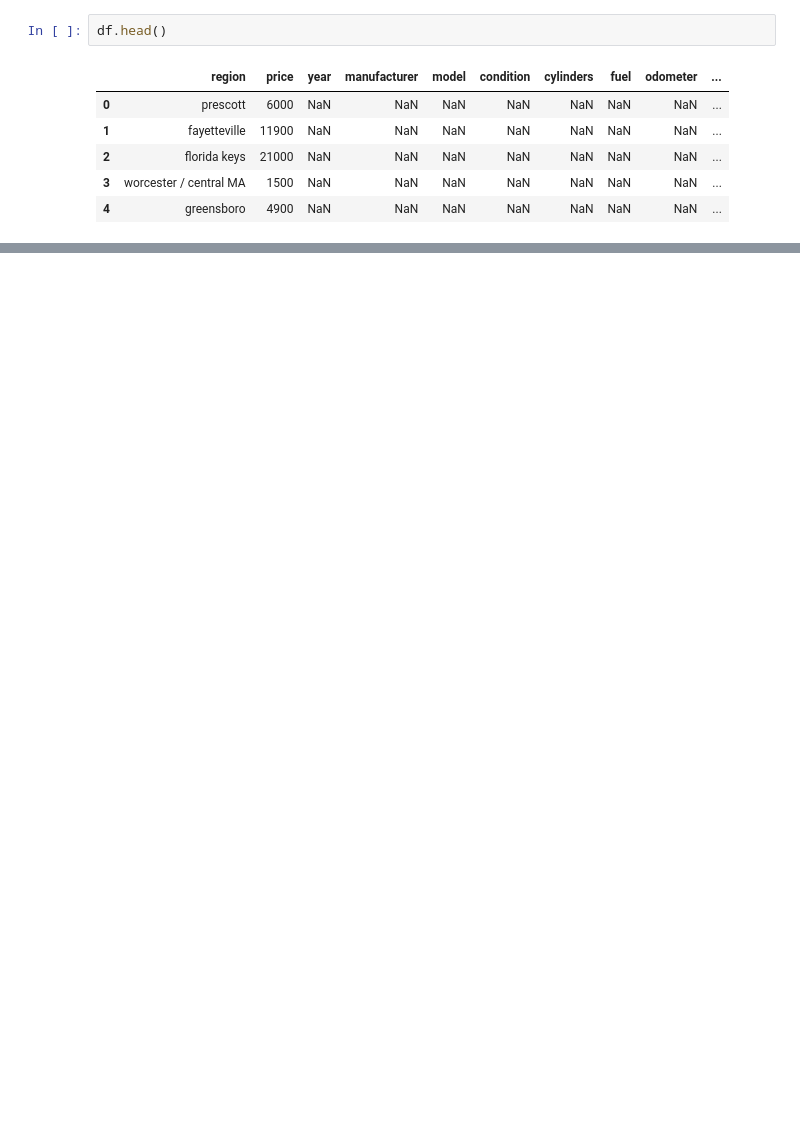
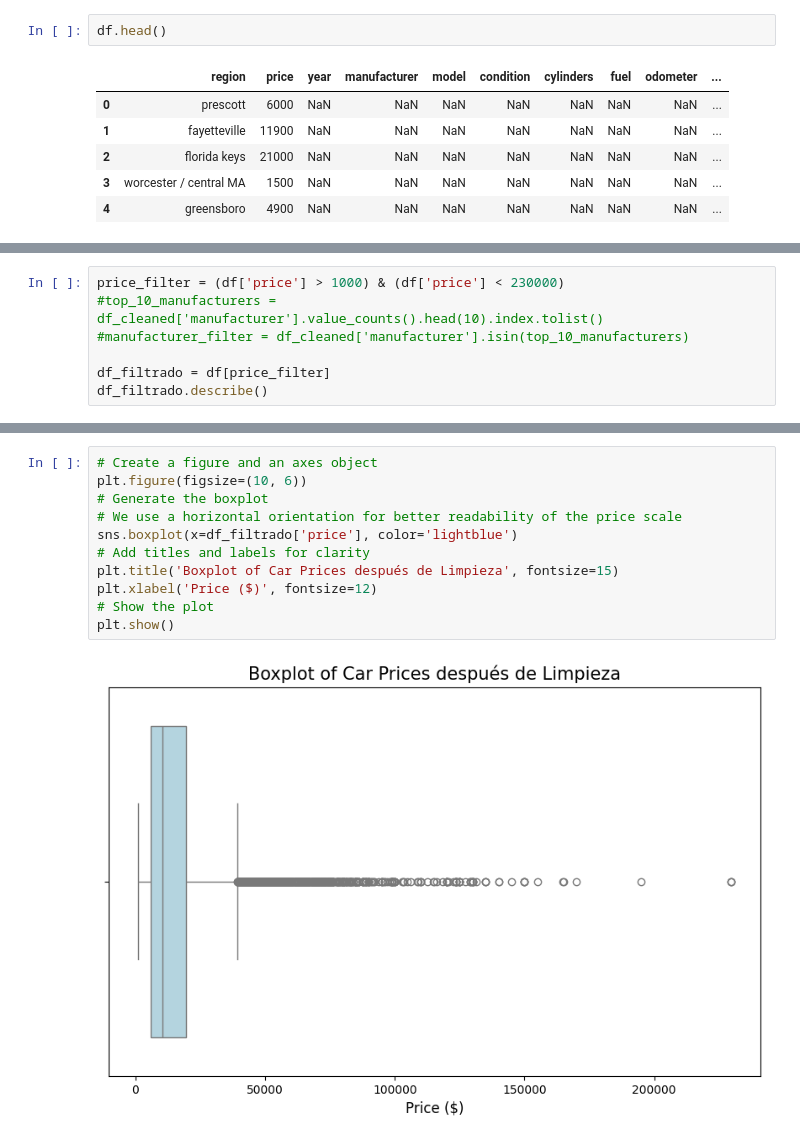
Before and after one commit to jayc888/Prueba_carros_usados_dataset_local, a Jupyter notebook: src/explore.ipynb, the cells around one changed output, grey strips where cells are left out. Drawn from its saved outputs; the diff is of its cells as text; blank space fills up the shorter version.

```diff
--- a/src/explore.ipynb
+++ b/src/explore.ipynb
@@ -383,0 +251,7 @@ Passing `palette` without assigning `hue` is deprecated and will be removed in v
+# %%
+price_filter = (df['price'] > 1000) & (df['price'] < 230000)
+#top_10_manufacturers = df_cleaned['manufacturer'].value_counts().head(10).index.tolist()
+#manufacturer_filter = df_cleaned['manufacturer'].isin(top_10_manufacturers)
+
+df_filtrado = df[price_filter]
+df_filtrado.describe()
@@ -383,0 +308,13 @@ Passing `palette` without assigning `hue` is deprecated and will be removed in v
+# %%
+# Create a figure and an axes object
+plt.figure(figsize=(10, 6))
+# Generate the boxplot
+# We use a horizontal orientation for better readability of the price scale
+sns.boxplot(x=df_filtrado['price'], color='lightblue')
+# Add titles and labels for clarity
+plt.title('Boxplot of Car Prices después de Limpieza', fontsize=15)
+plt.xlabel('Price ($)', fontsize=12)
+# Show the plot
+plt.show()
+# %% [output]
+[figure, added]
```
Also changed, not shown: parts of 66 cells of this notebook, 1 other file.
